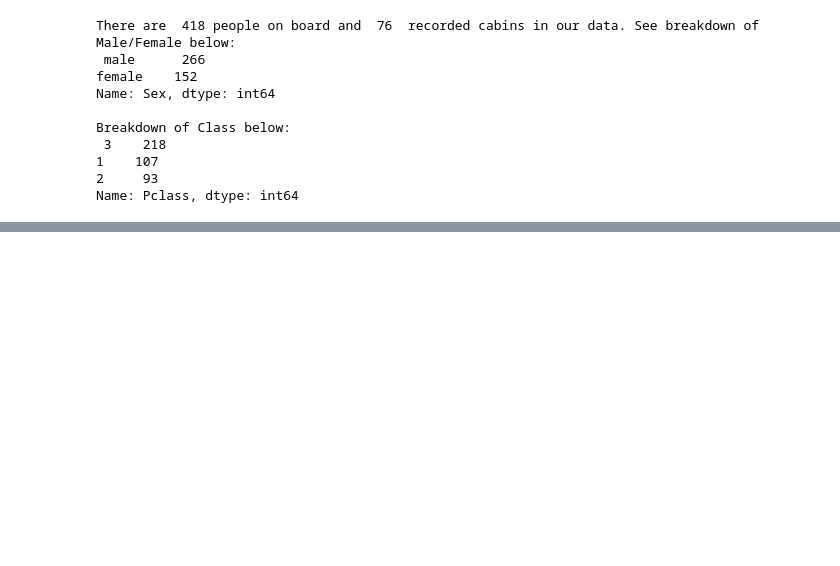
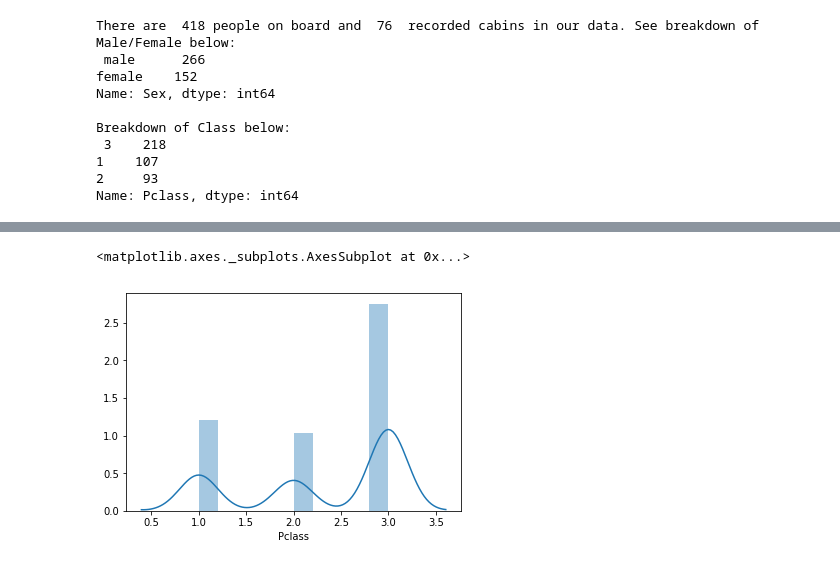
Before and after one commit to christianrenfro/First-Project-The-Titanic, a Jupyter notebook: Titanic.ipynb, the cells around one changed output, grey strips where cells are left out. Cells and saved outputs as stored; diff of their text form; code cells hidden in the pictures; blank space fills up the shorter version.

```diff
--- a/Titanic.ipynb
+++ b/Titanic.ipynb
@@ -110,0 +324,5 @@ Testdatanonull.shape
+# %%
+sns.distplot(traindata['Pclass'])
+# %% [output]
+<matplotlib.axes._subplots.AxesSubplot at 0x...>
+[figure, added]
```
Also changed, not shown: parts of 41 cells of this notebook.
